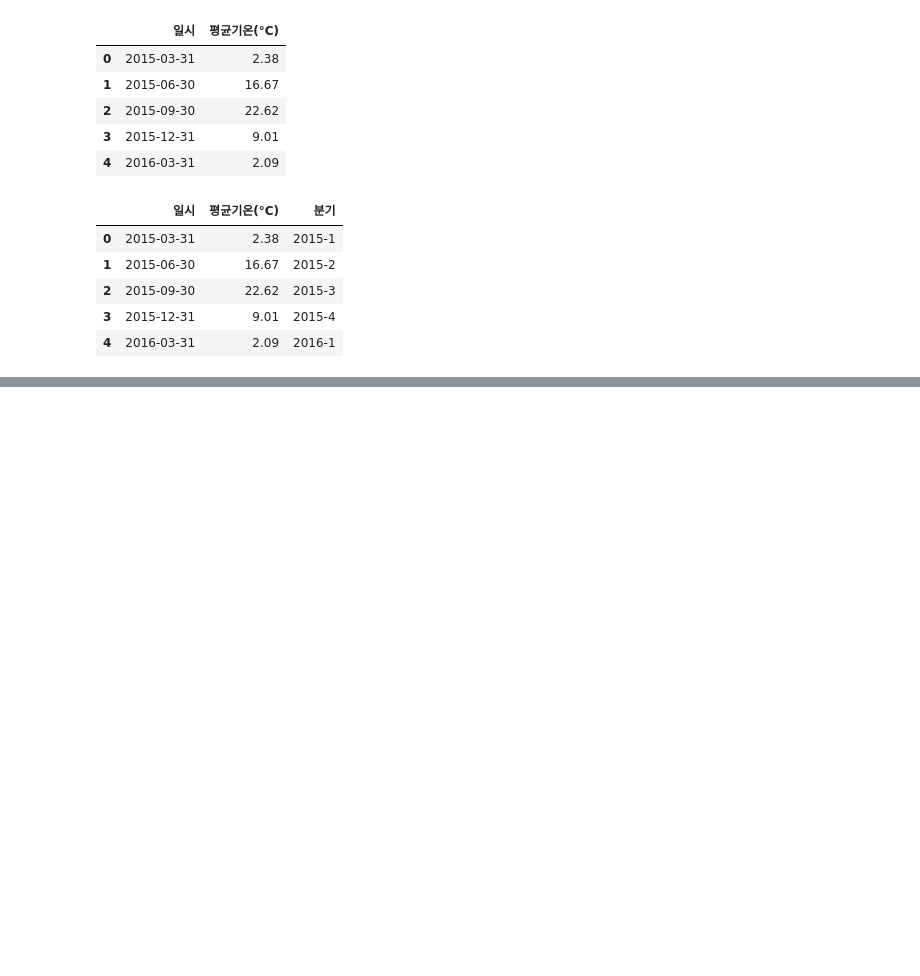
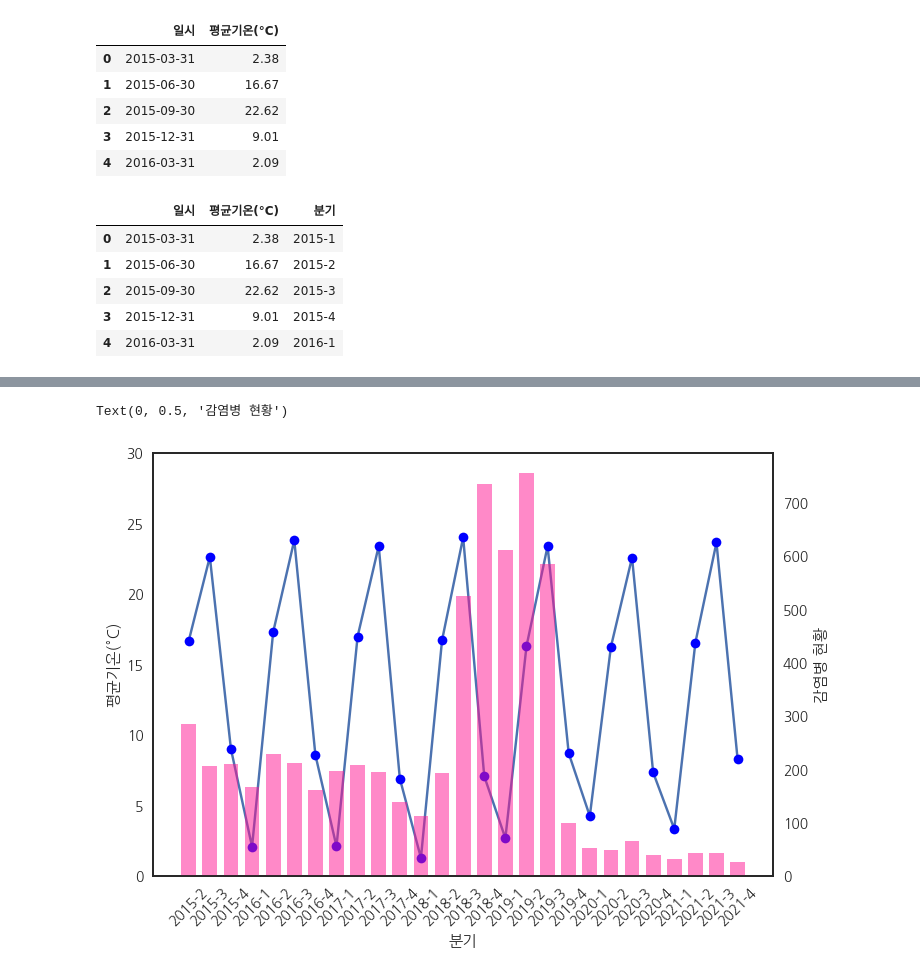
Before and after one commit to thdfydgh/MilitaryProjectDA, a Jupyter notebook: [Project]_날씨_변화에_따른_군_감영볌_정보_EDA_분석_및_데이터_시각화.ipynb, the cells around one changed output, grey strips where cells are left out. Saved outputs shown, nothing was run; the diff lists cells and outputs as text; code cells hidden in the pictures; blank space fills up the shorter version.

```diff
--- a/[Project]_날씨_변화에_따른_군_감영볌_정보_EDA_분석_및_데이터_시각화.ipynb
+++ b/[Project]_날씨_변화에_따른_군_감영볌_정보_EDA_분석_및_데이터_시각화.ipynb
@@ -401,0 +447,2 @@ plt.tight_layout()
+# %%
+df_merge = df_temp.merge(quarterly_data, how = 'left', on = '분기')[['분기','현황','평균기온(°C)']]
@@ -401,0 +469,29 @@ plt.tight_layout()
+# %%
+# 데이터 설정하기
+x = df_merge['분기']
+y1 = df_merge['평균기온(°C)']
+y2 = df_merge['현황']
+
+plt.style.use('seaborn-white')
+plt.rc('font', family ='NanumGothic') #한글 설정
+
+# 그래프 설정
+fig, ax1 = plt.subplots()
+
+# 선그래프로 평균 기온 그리기
+ax1.plot(x,y1,linestyle ='-', marker ='o',mfc ='blue', label ='평균기온(°C)')
+ax1.set_xlabel('분기')
+ax1.set_ylabel('평균기온(°C)')
+plt.ylim(0,30)
+
+# x축 글자 45도 기울이기
+plt.xticks(rotation = 45)
+
+# twinx 메서드를 활용하여  y축이 다른 막대그래프 그리기 (x축은 같이 쓰고 y축은 따로 써라)
+ax2 = ax1.twinx()
+# alpha => 투명도
+ax2.bar(x,y2,color = 'deeppink', label = '감염병 현황', alpha = 0.5, width = 0.7 )
+ax2.set_ylabel('감염병 현황')
+# %% [output]
+Text(0, 0.5, '감염병 현황')
+[figure, added]
```
Also changed, not shown: parts of 21 cells of this notebook.
